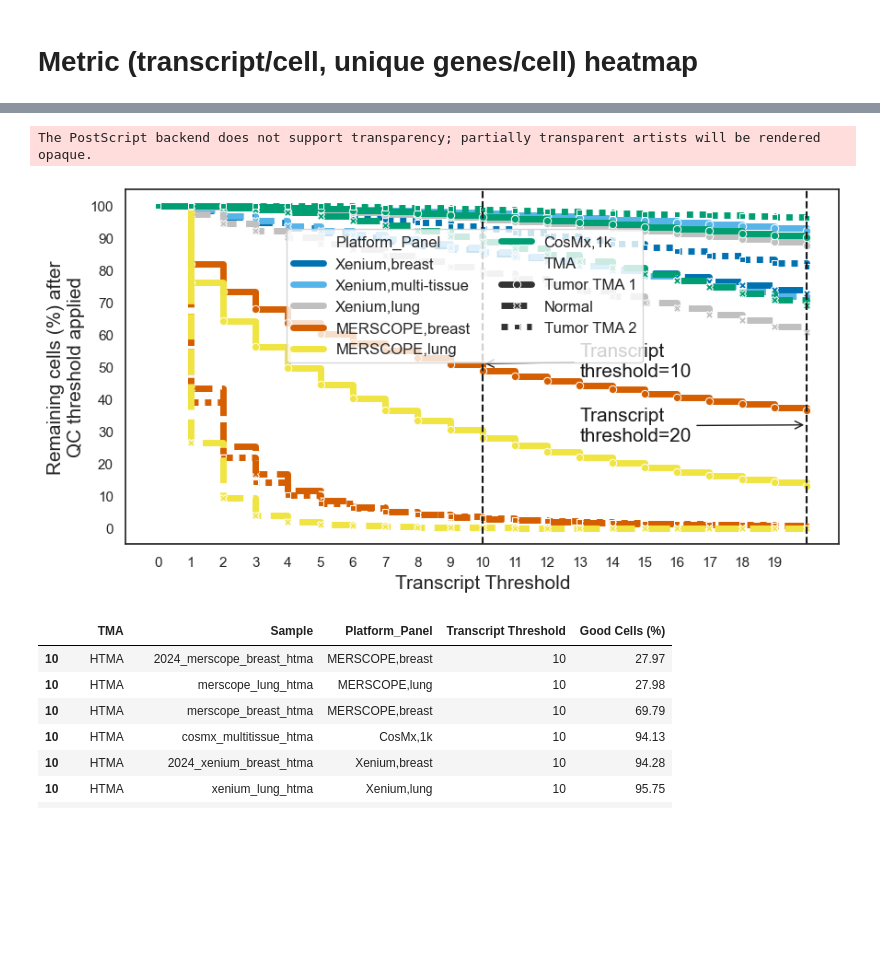
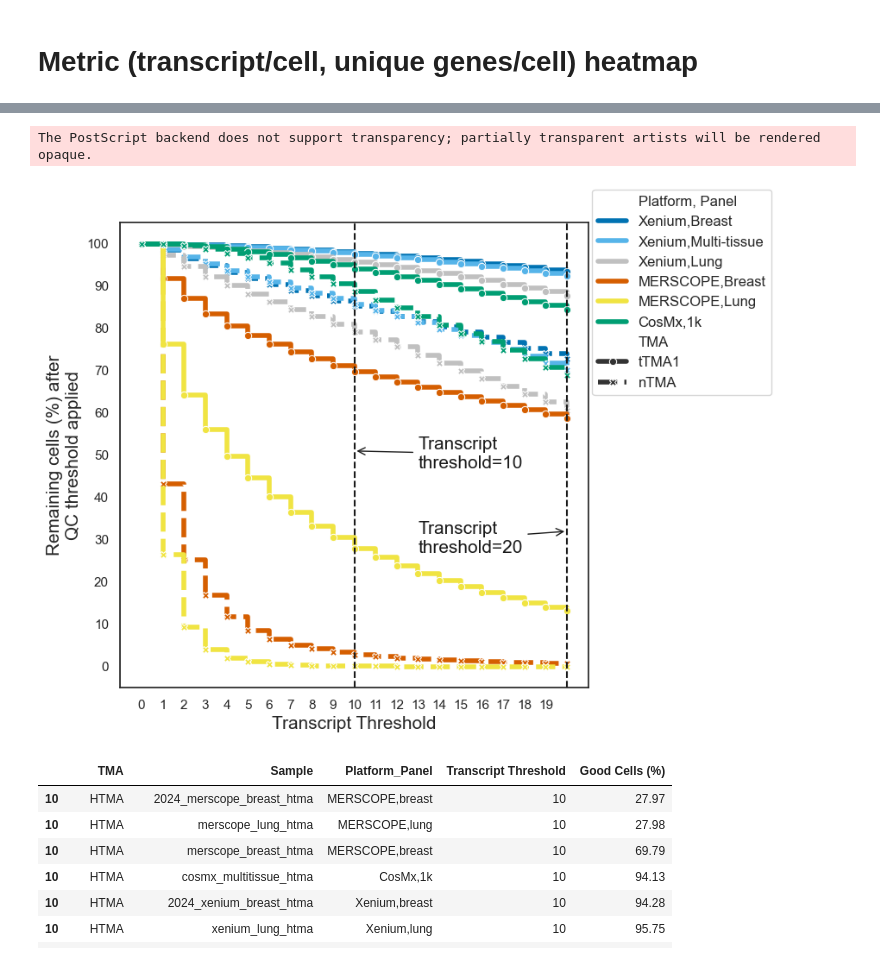
Before and after one commit to broadinstitute/ist_benchmarking, a Jupyter notebook: 06_single_cell_metrics.ipynb, the cells around one changed output, grey strips where cells are left out. Drawn from its saved outputs; the diff is of its cells as text; code cells hidden in the pictures; blank space fills up the shorter version.

```diff
--- a/06_single_cell_metrics.ipynb
+++ b/06_single_cell_metrics.ipynb
@@ -359,71 +321,72 @@ year 2024, share genes only True
 df_all = pd.DataFrame()
 
 for sample in SAMPLES:
-    df_c = pd.read_parquet(
-        f'{wd}/data/cell_level_csv/{sample}_cell_level.parquet.gzip'
-        )
+    if '2024' not in sample:
+        df_c = pd.read_parquet(
+            f'{wd}/data/cell_level_csv/{sample}_cell_level.parquet.gzip'
+            )
 
-    df_c = df_c.loc[~df_c['cell_id'].str.contains('-1_region')]
-    pas = []
-    transcript_thresholds = []
-    for i in range(0,21,1):
-        transcript_thresholds.append(i)
-        pa = round(len(df_c.loc[df_c['transcript_counts'] >= i]) * 100 /len(df_c),2)
-        pas.append(pa)
+        df_c = df_c.loc[~df_c['cell_id'].str.contains('-1_region')]
+        pas = []
+        transcript_thresholds = []
+        for i in range(0,21,1):
+            transcript_thresholds.append(i)
+            pa = round(len(df_c.loc[df_c['transcript_counts'] >= i]) * 100 /len(df_c),2)
+            pas.append(pa)
 
-    df = pd.DataFrame({'transcript_threshold':transcript_thresholds, 'percentage':pas})
-    df['Sample'] = sample
-    df_all = pd.concat([df_all, df])
+        df = pd.DataFrame({'transcript_threshold':transcript_thresholds, 'percentage':pas})
+        df['Sample'] = sample
+        df_all = pd.concat([df_all, df])
 # %%
 df_plot= df_all.copy()
 
 df_plot['TMA'] = df_plot['Sample'].apply(lambda x: f"{x.split('_')[-1].upper()}")
-df_plot['TMA'] = df_plot['TMA'].apply(lambda x: {'HTMA':'Tumor TMA 1','TUMOR2':'Tumor TMA 2', 'NORMAL':'Normal'}[x])
-df_plot['Platform_Panel'] = df_plot['Sample'].apply(lambda x: f"{x.split('_')[-3].upper()}_{x.split('_')[-2].capitalize()}")
-df_plot = correct_platform_panel(df_plot, 'Platform_Panel')
+df_plot['TMA'] = df_plot['TMA'].apply(lambda x: {'HTMA':'tTMA1','TUMOR2':'tTMA2', 'NORMAL':'nTMA'}[x])
+df_plot['Platform, Panel'] = df_plot['Sample'].apply(lambda x: f"{x.split('_')[-3].upper()}_{x.split('_')[-2].capitalize()}")
+df_plot = correct_platform_panel(df_plot, 'Platform, Panel')
 
 
 custom_color_dict = {}
-for platform_panel in df_plot['Platform_Panel'].unique():
+for platform_panel in df_plot['Platform, Panel'].unique():
     custom_color_dict[platform_panel] = sample_color[platform_panel]
 
 fontsize = 15
-plt.figure(figsize=(10, 5))
+plt.figure(figsize=(7, 7))
 sns.set_theme(style="white")
 ax = sns.lineplot(data=df_plot,
              x='transcript_threshold',
              y='percentage',
-             hue='Platform_Panel',
+             hue='Platform, Panel',
              drawstyle='steps-post',
              palette = custom_color_dict,
              style='TMA',
              markers=True,
-             linewidth = 5,
+             linewidth = 4,
              ci=None)
 threshold = 10
 ax.axvline(x=threshold, color='k', linestyle='--')
 ax.axvline(x=20, color='k', linestyle='--')
 plt.annotate(f'Transcript\nthreshold={threshold}', xy=(10, 51), xytext=(13, 47),
              arrowprops=dict(arrowstyle='->', color='k'),
              fontsize=fontsize, color='k')
 
 plt.annotate(f'Transcript\nthreshold=20', xy=(20, 32), xytext=(13, 27),
              arrowprops=dict(arrowstyle='->', color='k'),
              fontsize=fontsize, color='k')
 
 x_ticks = np.arange(df_all['transcript_threshold'].min(), df_all['transcript_threshold'].max(), 1)
 y_ticks = np.arange(0, 110, 10)
 plt.xticks(x_ticks)
 plt.yticks(y_ticks)
 plt.xlabel('Transcript Threshold', fontsize=fontsize)
 plt.ylabel('Remaining cells (%) after\nQC threshold applied', fontsize=fontsize)
-plt.legend(bbox_to_anchor=(0.475, 0.7), loc='center',ncol=2,borderaxespad=0., fontsize=fontsize-3)
+plt.legend(bbox_to_anchor=(1.2, 0.85), loc='center',ncol=1,borderaxespad=0., fontsize=fontsize-3)
 plt.savefig(f'{wd}/figures/Fig_4_Segmentation/Main_Fig_4D_filtration.png', bbox_inches='tight', dpi=250, transparent=True)
 plt.savefig(f'{wd}/figures/Fig_4_Segmentation/Main_Fig_4D_filtration.eps', bbox_inches='tight', dpi=250, transparent=True)
 plt.show()
 # %% [output]
 The PostScript backend does not support transparency; partially transparent artists will be rendered opaque.
-[figure, old version]
+[figure, new version]
 # %%
 for i in [10,20]:
     df_plot_selected = df_plot.loc[df_plot['transcript_threshold'].isin([i])]
```
Also changed, not shown: parts of 5 cells of this notebook.
